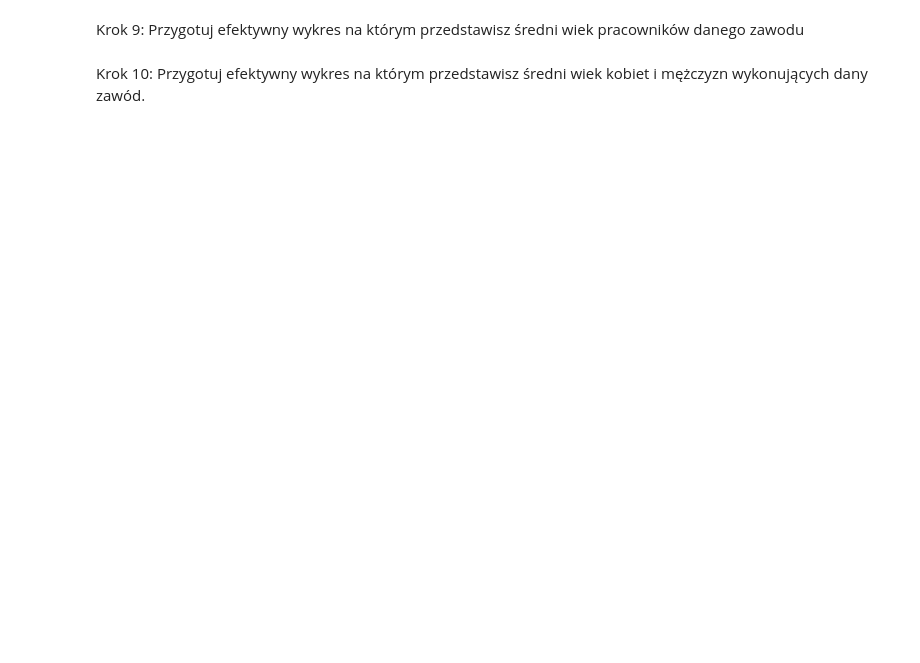
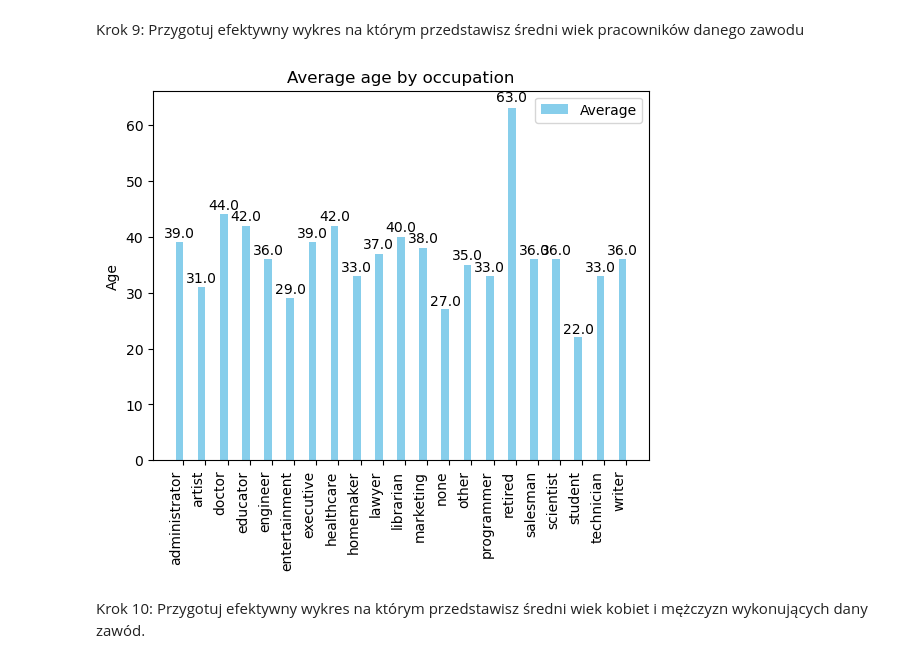
Before and after one commit to migonov/effective_python, a Jupyter notebook: lab12.ipynb, the cells around one changed output. Cells and saved outputs as stored; diff of their text form; code cells hidden in the pictures; blank space fills up the shorter version.

```diff
--- a/lab12.ipynb
+++ b/lab12.ipynb
@@ -183,4 +308,27 @@ Wykorzystaj https://matplotlib.org/gallery/api/barchart.html#sphx-glr-gallery-ap
 # %% [markdown]
 Krok 9: Przygotuj efektywny wykres na którym przedstawisz średni wiek pracowników danego zawodu
+# %%
+grouped = df.groupby('occupation')
+means = grouped['age'].mean().round().to_list()
+labels = list(grouped.groups)
+
+ind = np.arange(len(means))  # the x locations for the groups
+
+fig, ax = plt.subplots()
+rects1 = ax.bar(ind - width/2, means, width, color='SkyBlue', label='Average')
+
+# Add some text for labels, title and custom x-axis tick labels, etc.
+ax.set_ylabel('Age')
+ax.set_title('Average age by occupation')
+ax.set_xticks(ind)
+ax.set_xticklabels(labels)
+ax.legend()
+
+autolabel(rects1)
+
+plt.xticks(rotation=90, ha='right')
+plt.show()
+# %% [output]
+[figure, added]
 # %% [markdown]
 Krok 10: Przygotuj efektywny wykres na którym przedstawisz średni wiek kobiet i mężczyzn wykonujących dany zawód.
```
Also changed, not shown: parts of 11 cells of this notebook.
